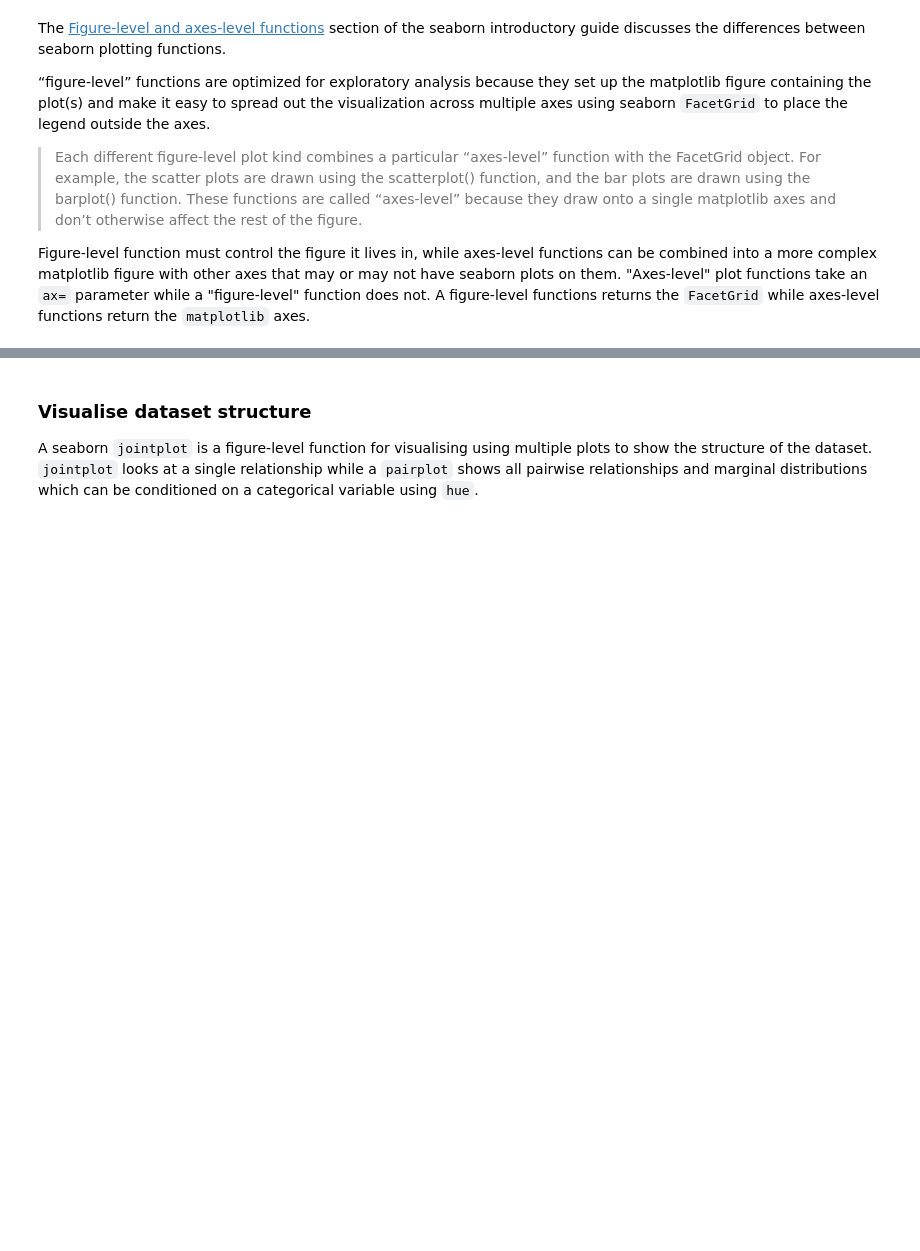
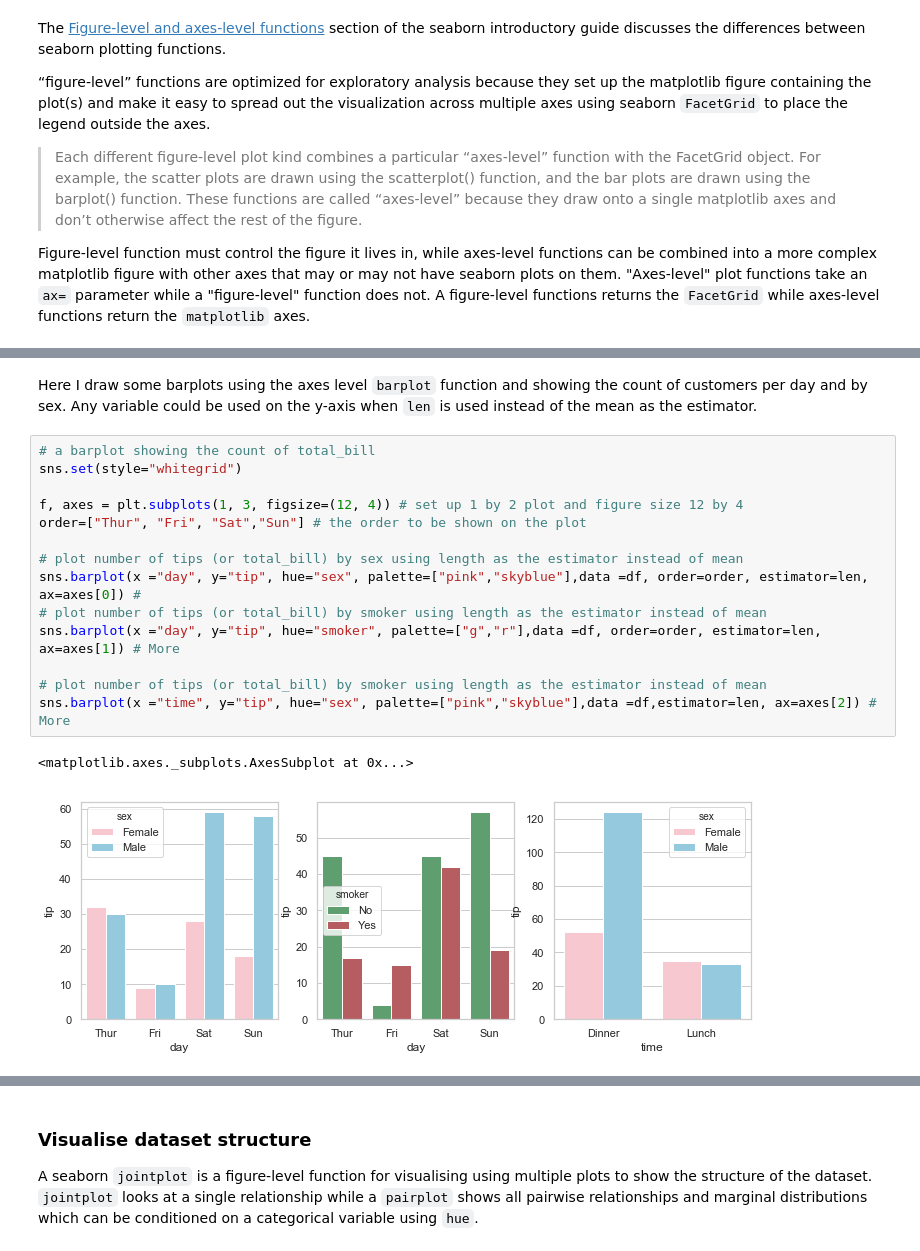
Before and after one commit to angela1C/Fundamentals-of-Data-Analysis-Project-2019, a Jupyter notebook: tips-project.ipynb, the cells around one changed output, grey strips where cells are left out. Drawn from its saved outputs; the diff is of its cells as text; blank space fills up the shorter version.

Commit message:
boxplots and barplots for total bill and tip rate

```diff
--- a/tips-project.ipynb
+++ b/tips-project.ipynb
@@ -726,0 +730,19 @@ plt.show()
+# %% [markdown]
+Here I draw some barplots using the axes level `barplot` function and showing the count of customers per day and by sex. Any variable could be used on the y-axis when `len` is used instead of the mean as the estimator.
+# %%
+# a barplot showing the count of total_bill
+sns.set(style="whitegrid")
+
+f, axes = plt.subplots(1, 3, figsize=(12, 4)) # set up 1 by 2 plot and figure size 12 by 4
+order=["Thur", "Fri", "Sat","Sun"] # the order to be shown on the plot
+
+# plot number of tips (or total_bill) by sex using length as the estimator instead of mean
+sns.barplot(x ="day", y="tip", hue="sex", palette=["pink","skyblue"],data =df, order=order, estimator=len, ax=axes[0]) #
+# plot number of tips (or total_bill) by smoker using length as the estimator instead of mean
+sns.barplot(x ="day", y="tip", hue="smoker", palette=["g","r"],data =df, order=order, estimator=len, ax=axes[1]) # More
+
+# plot number of tips (or total_bill) by smoker using length as the estimator instead of mean
+sns.barplot(x ="time", y="tip", hue="sex", palette=["pink","skyblue"],data =df,estimator=len, ax=axes[2]) # More
+# %% [output]
+<matplotlib.axes._subplots.AxesSubplot at 0x...>
+[figure, added]
```
Also changed, not shown: parts of 18 cells of this notebook.
